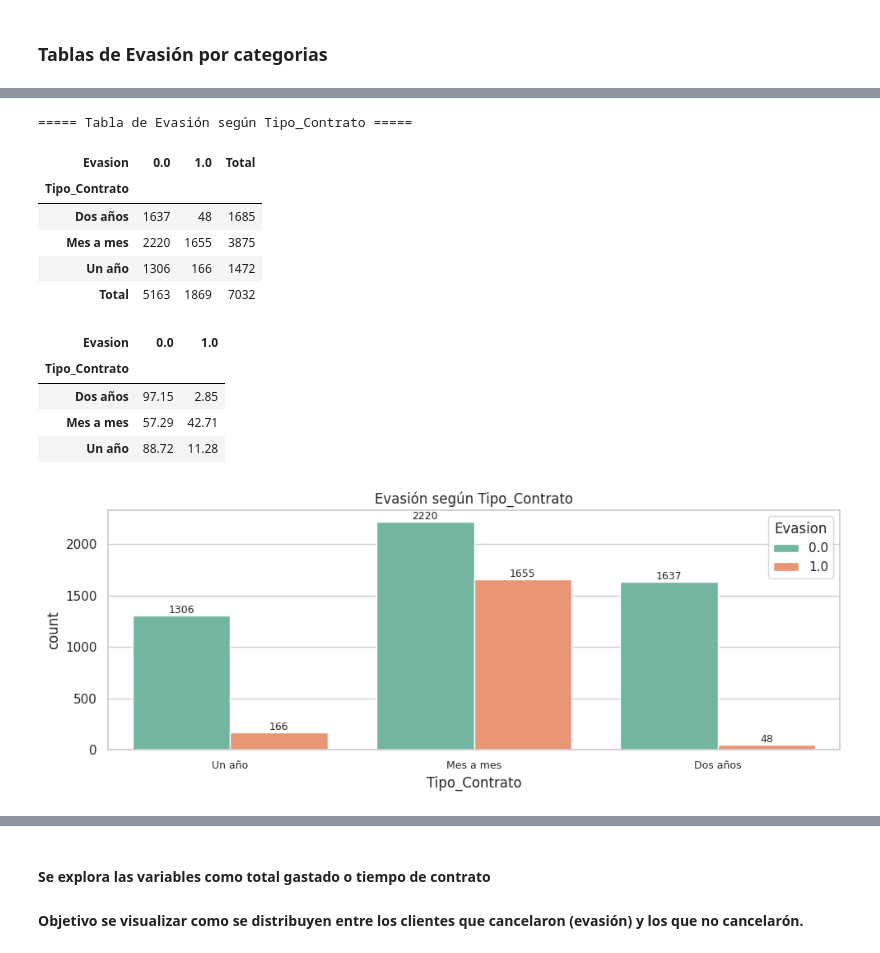
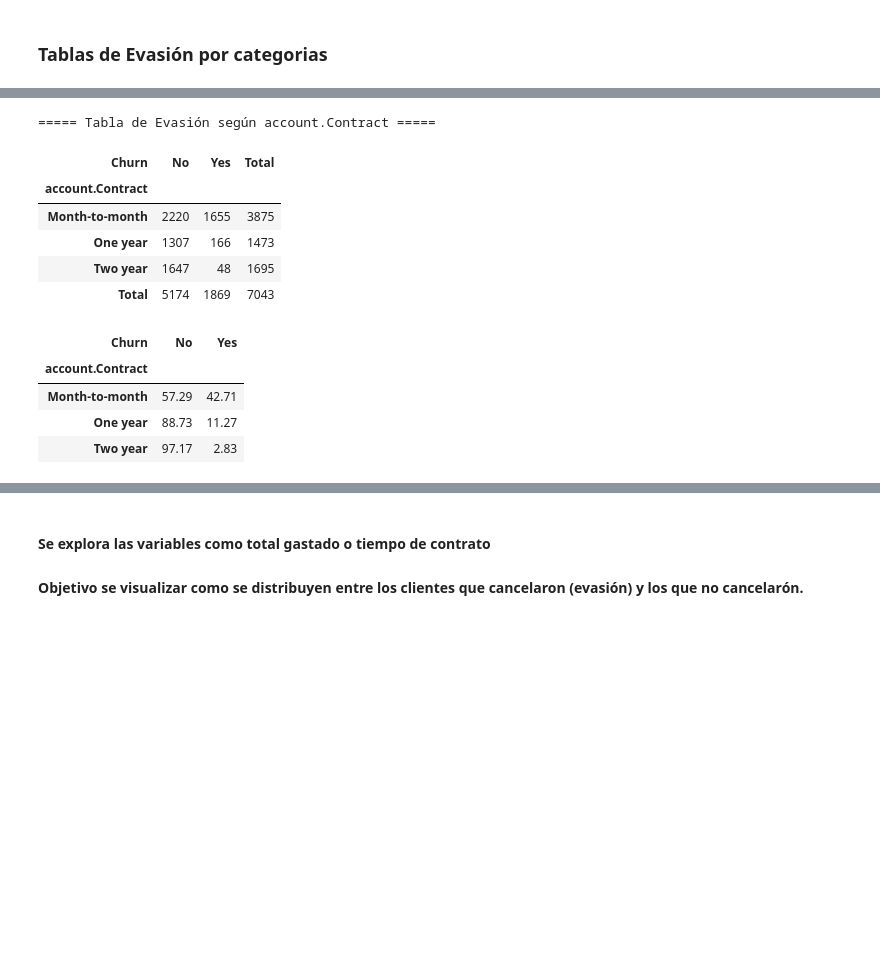
Before and after one commit to jose-luis-dev/TelecomX_Latam, a Jupyter notebook: TelecomX_LATAM.ipynb, the cells around one changed output, grey strips where cells are left out. Cells and saved outputs as stored; diff of their text form; code cells hidden in the pictures; blank space fills up the shorter version.

```diff
--- a/TelecomX_LATAM.ipynb
+++ b/TelecomX_LATAM.ipynb
@@ -407,0 +340,2 @@ data.sample(5)
+# %%
+df_plano = df_plano.drop('Daily_accounts', errors='ignore')
@@ -623,25 +577,14 @@ for col in cat_vars:
 # %%
-cat_vars = ['InternetService']
+cat_vars = ['internet.InternetService']
 
 for col in cat_vars:
     print(f"\n===== Tabla de Evasión según {col} =====\n")
 
-    # Tabla con totales y porcentajes
-    tabla = pd.crosstab(data[col], data['Evasion'], margins=True, margins_name='Total')
-    tabla_pct = pd.crosstab(data[col], data['Evasion'], normalize='index') * 100
+# Tabla con totales y porcentajes
+    tabla = pd.crosstab(df_plano[col], df_plano['Churn'], margins=True, margins_name='Total')
+    tabla_pct = pd.crosstab(df_plano[col], df_plano['Churn'], normalize='index') * 100
     display(tabla)
     display(tabla_pct.round(2))
 
-for col in cat_vars:
-    plt.figure(figsize=(10,4))
-    ax = sns.countplot(data=data, x=col, hue='Evasion', palette='Set2')  # Mejora visual
-    plt.title(f'Evasión según {col}')
-    plt.xticks(fontsize=9)
-
-    # Agregar valores encima de las barras
-    for container in ax.containers:
-        ax.bar_label(container, fmt='%d', label_type='edge', fontsize=9)
-
-    plt.tight_layout()
-    plt.show()
+px.histogram(df_plano, x='internet.InternetService', text_auto=True, color='Churn',title='Distribución de Churn - InternetService', barmode = 'group')
 # %% [output]
@@ -661,38 +604,26 @@ for col in cat_vars:
 # %%
-cat_vars = ['Tipo_Contrato']
+cat_vars = ['account.Contract']
 
 for col in cat_vars:
     print(f"\n===== Tabla de Evasión según {col} =====\n")
 
-    # Tabla con totales y porcentajes
-    tabla = pd.crosstab(data[col], data['Evasion'], margins=True, margins_name='Total')
-    tabla_pct = pd.crosstab(data[col], data['Evasion'], normalize='index') * 100
+# Tabla con totales y porcentajes
+    tabla = pd.crosstab(df_plano[col], df_plano['Churn'], margins=True, margins_name='Total')
+    tabla_pct = pd.crosstab(df_plano[col], df_plano['Churn'], normalize='index') * 100
     display(tabla)
     display(tabla_pct.round(2))
 
-for col in cat_vars:
-    plt.figure(figsize=(10,4))
-    ax = sns.countplot(data=data, x=col, hue='Evasion', palette='Set2')  # Mejora visual
-    plt.title(f'Evasión según {col}')
-    plt.xticks(fontsize=9)
-
-    # Agregar valores encima de las barras
-    for container in ax.containers:
-        ax.bar_label(container, fmt='%d', label_type='edge', fontsize=9)
-
-    plt.tight_layout()
-    plt.show()
+px.histogram(df_plano, x='account.Contract', text_auto=True, color='Churn',title='Distribución de Churn - Contract', barmode = 'group')
 # %% [output]
-===== Tabla de Evasión según Tipo_Contrato =====
+===== Tabla de Evasión según account.Contract =====
-| Evasion | 0.0 | 1.0 | Total |
-| Tipo_Contrato |  |  |  |
-| Dos años | 1637 | 48 | 1685 |
-| Mes a mes | 2220 | 1655 | 3875 |
-| Un año | 1306 | 166 | 1472 |
-| Total | 5163 | 1869 | 7032 |
+| Churn | No | Yes | Total |
+| account.Contract |  |  |  |
+| Month-to-month | 2220 | 1655 | 3875 |
+| One year | 1307 | 166 | 1473 |
+| Two year | 1647 | 48 | 1695 |
+| Total | 5174 | 1869 | 7043 |
-| Evasion | 0.0 | 1.0 |
-| Tipo_Contrato |  |  |
-| Dos años | 97.15 | 2.85 |
-| Mes a mes | 57.29 | 42.71 |
-| Un año | 88.72 | 11.28 |
+| Churn | No | Yes |
+| account.Contract |  |  |
+| Month-to-month | 57.29 | 42.71 |
+| One year | 88.73 | 11.27 |
+| Two year | 97.17 | 2.83 |
-[figure, removed]
```
Also changed, not shown: parts of 78 cells of this notebook.
